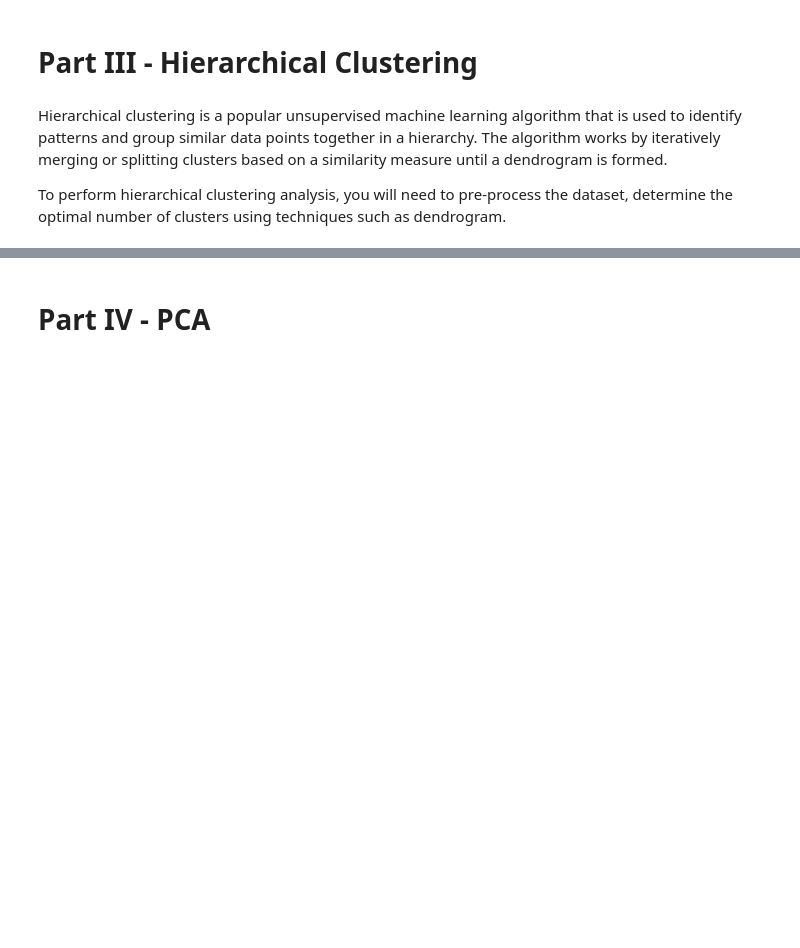
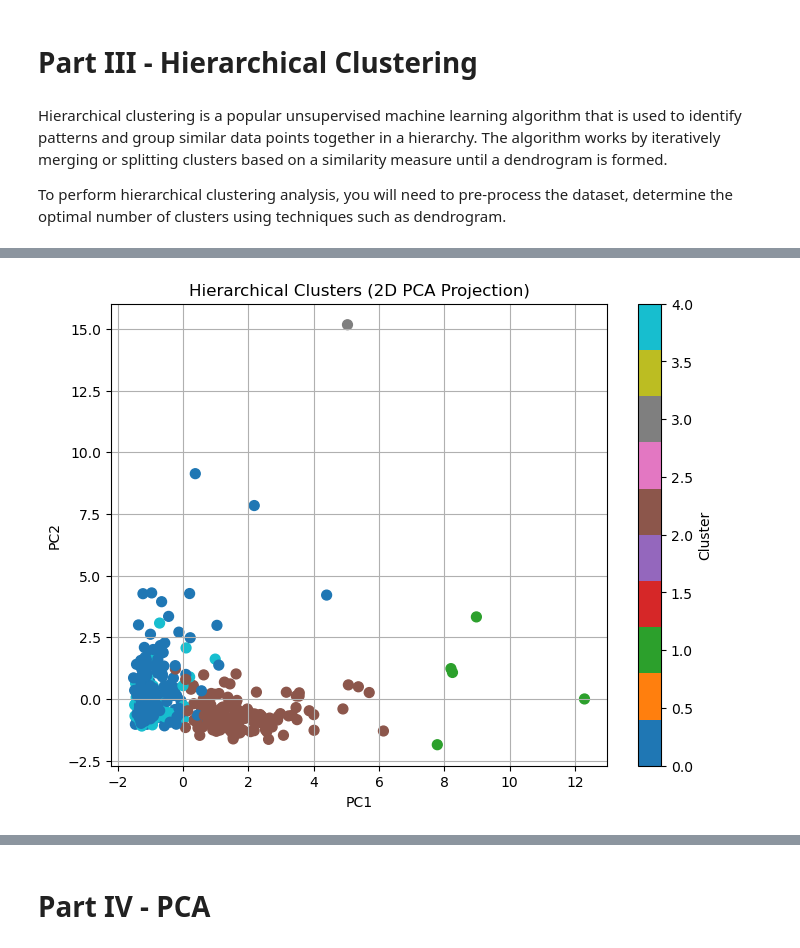
Before and after one commit to alocken/ML-Project-Unsupervised-Learning, a Jupyter notebook: Unsupervised Learning - Project.ipynb, the cells around one changed output, grey strips where cells are left out. Saved outputs shown, nothing was run; the diff lists cells and outputs as text; code cells hidden in the pictures; blank space fills up the shorter version.

```diff
--- a/Unsupervised Learning - Project.ipynb
+++ b/Unsupervised Learning - Project.ipynb
@@ -363,0 +440,16 @@ To perform hierarchical clustering analysis, you will need to pre-process the da
+# %%
+from sklearn.decomposition import PCA
+
+pca = PCA(n_components=2)
+pca_data = pca.fit_transform(X_scaled)
+
+plt.figure(figsize=(8,6))
+plt.scatter(pca_data[:, 0], pca_data[:, 1], c=df['HC_Cluster'], cmap='tab10', s=50)
+plt.title('Hierarchical Clusters (2D PCA Projection)')
+plt.xlabel('PC1')
+plt.ylabel('PC2')
+plt.colorbar(label='Cluster')
+plt.grid(True)
+plt.show()
+# %% [output]
+[figure, added]
```
Also changed, not shown: parts of 8 cells of this notebook.
